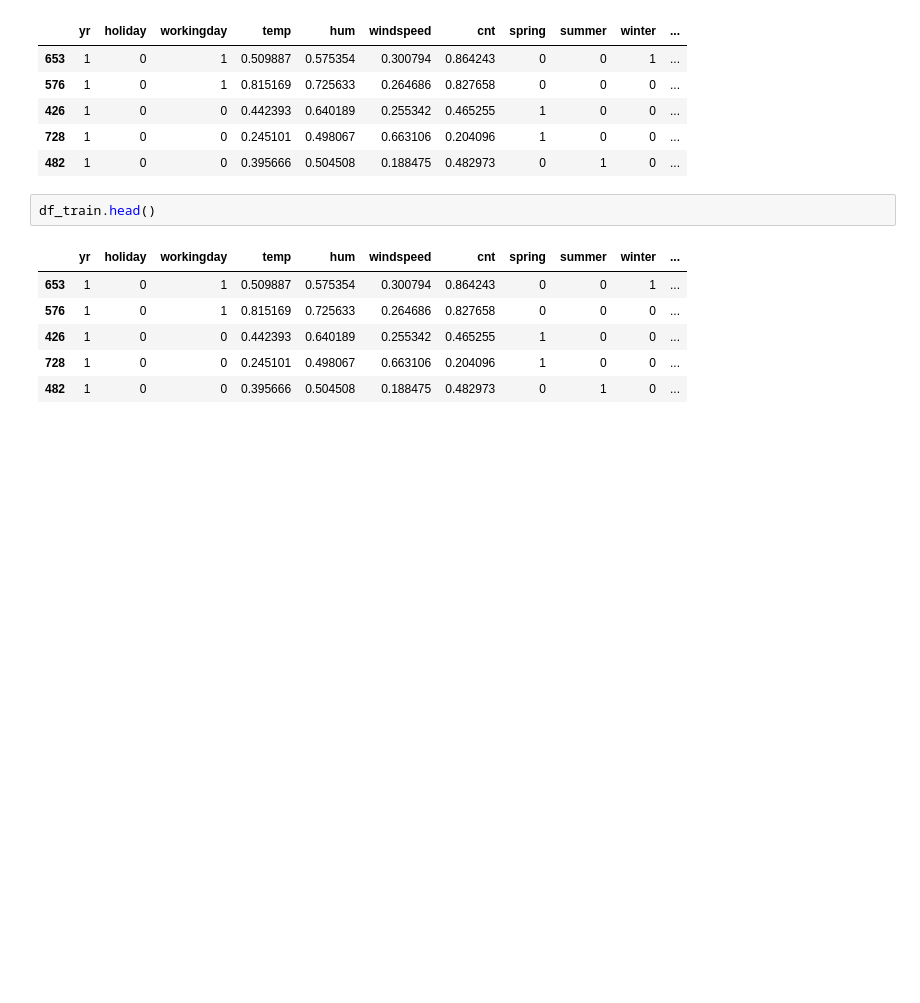
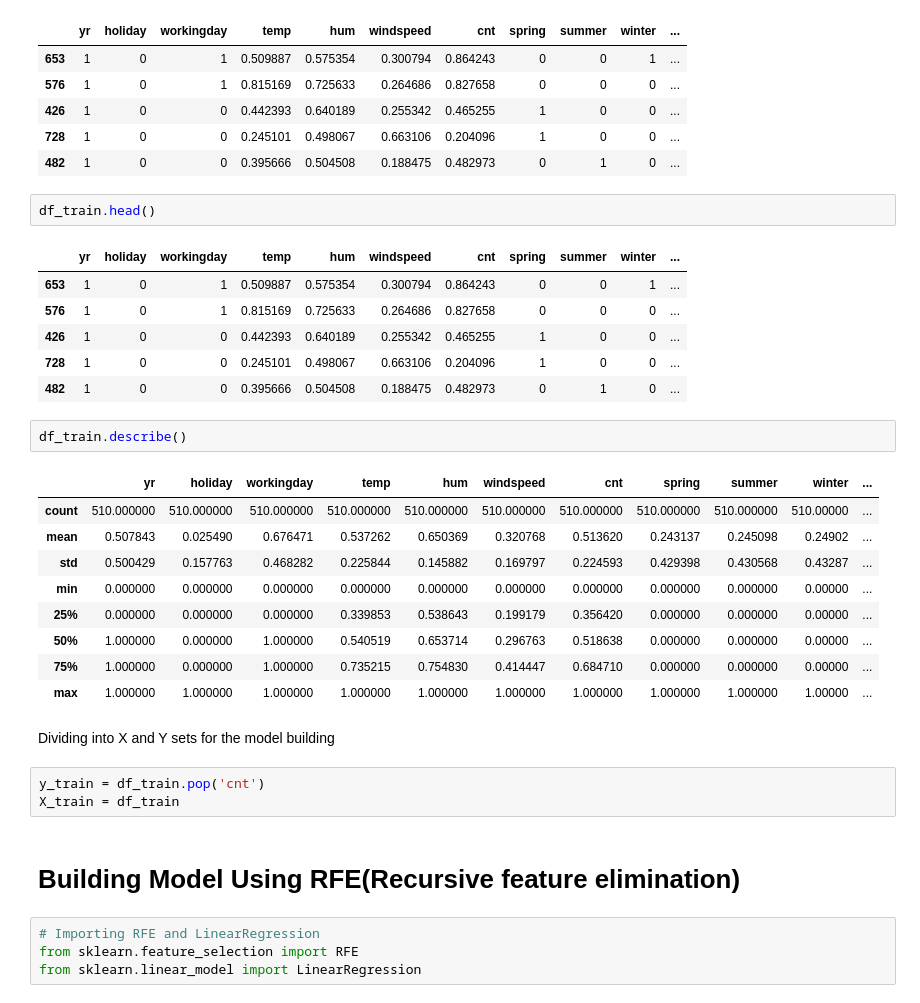
Before and after one commit to Arch0/Bike-Sharing-dataset-, a Jupyter notebook: Untitled2.ipynb, the cells around one changed output. Drawn from its saved outputs; the diff is of its cells as text; blank space fills up the shorter version.

```diff
--- a/Untitled2.ipynb
+++ b/Untitled2.ipynb
@@ -234,3 +234,26 @@ df_train.head()
 | 426 | 1 | 0 | 0 | 0.442393 | 0.640189 | 0.255342 | 0.465255 | 1 | 0 | 0 | ... |
 | 728 | 1 | 0 | 0 | 0.245101 | 0.498067 | 0.663106 | 0.204096 | 1 | 0 | 0 | ... |
 | 482 | 1 | 0 | 0 | 0.395666 | 0.504508 | 0.188475 | 0.482973 | 0 | 1 | 0 | ... |
+# %%
+df_train.describe()
+# %% [output]
+|  | yr | holiday | workingday | temp | hum | windspeed | cnt | spring | summer | winter | ... |
+| count | 510.000000 | 510.000000 | 510.000000 | 510.000000 | 510.000000 | 510.000000 | 510.000000 | 510.000000 | 510.000000 | 510.00000 | ... |
+| mean | 0.507843 | 0.025490 | 0.676471 | 0.537262 | 0.650369 | 0.320768 | 0.513620 | 0.243137 | 0.245098 | 0.24902 | ... |
+| std | 0.500429 | 0.157763 | 0.468282 | 0.225844 | 0.145882 | 0.169797 | 0.224593 | 0.429398 | 0.430568 | 0.43287 | ... |
+| min | 0.000000 | 0.000000 | 0.000000 | 0.000000 | 0.000000 | 0.000000 | 0.000000 | 0.000000 | 0.000000 | 0.00000 | ... |
+| 25% | 0.000000 | 0.000000 | 0.000000 | 0.339853 | 0.538643 | 0.199179 | 0.356420 | 0.000000 | 0.000000 | 0.00000 | ... |
+| 50% | 1.000000 | 0.000000 | 1.000000 | 0.540519 | 0.653714 | 0.296763 | 0.518638 | 0.000000 | 0.000000 | 0.00000 | ... |
+| 75% | 1.000000 | 0.000000 | 1.000000 | 0.735215 | 0.754830 | 0.414447 | 0.684710 | 0.000000 | 0.000000 | 0.00000 | ... |
+| max | 1.000000 | 1.000000 | 1.000000 | 1.000000 | 1.000000 | 1.000000 | 1.000000 | 1.000000 | 1.000000 | 1.00000 | ... |
+# %% [markdown]
+Dividing into X and Y sets for the model building
+# %%
+y_train = df_train.pop('cnt')
+X_train = df_train
+# %% [markdown]
+# Building Model Using RFE(Recursive feature elimination)
+# %%
+# Importing RFE and LinearRegression
+from sklearn.feature_selection import RFE
+from sklearn.linear_model import LinearRegression
```
